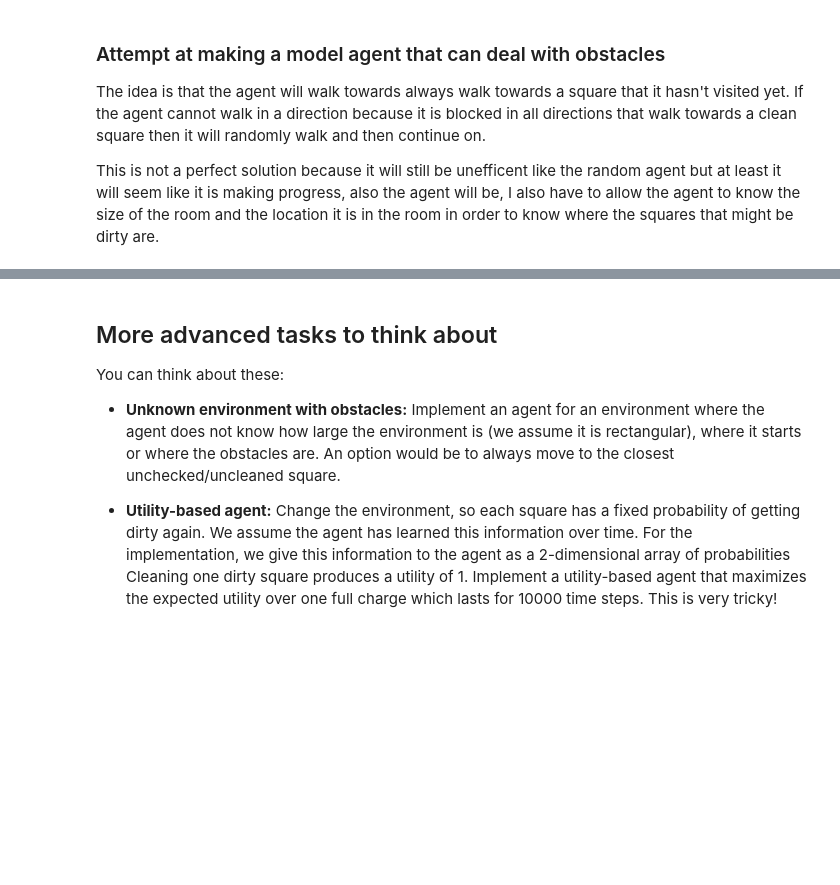
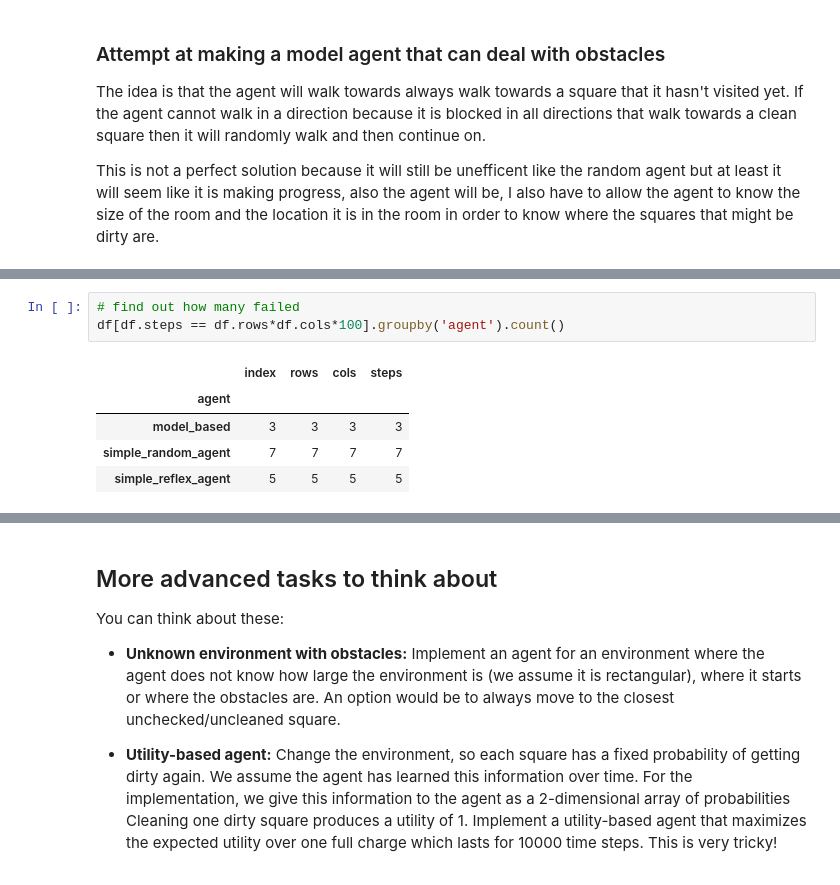
Before and after one commit to nlarsensmu/CS7320-AI, a Jupyter notebook: Agents/simple_randomized_agent.ipynb, the cells around one changed output, grey strips where cells are left out. Saved outputs shown, nothing was run; the diff lists cells and outputs as text; blank space fills up the shorter version.

```diff
--- a/Agents/simple_randomized_agent.ipynb
+++ b/Agents/simple_randomized_agent.ipynb
@@ -886,0 +860,9 @@ vacuum_environment_obstacles(agent.act,
+# %%
+# find out how many failed
+df[df.steps == df.rows*df.cols*100].groupby('agent').count()
+# %% [output]
+|  | index | rows | cols | steps |
+| agent |  |  |  |  |
+| model_based | 3 | 3 | 3 | 3 |
+| simple_random_agent | 7 | 7 | 7 | 7 |
+| simple_reflex_agent | 5 | 5 | 5 | 5 |
```
Also changed, not shown: parts of 19 cells of this notebook.
